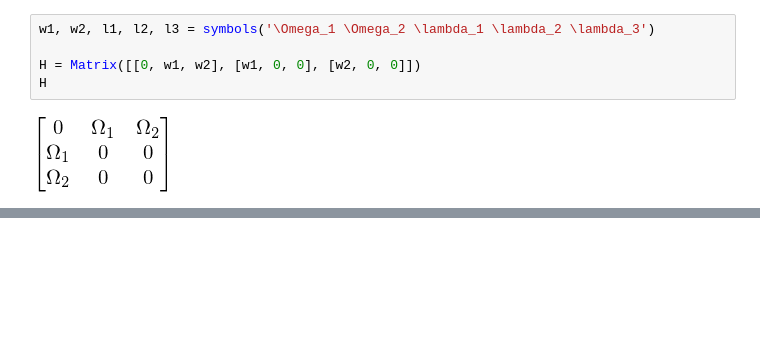
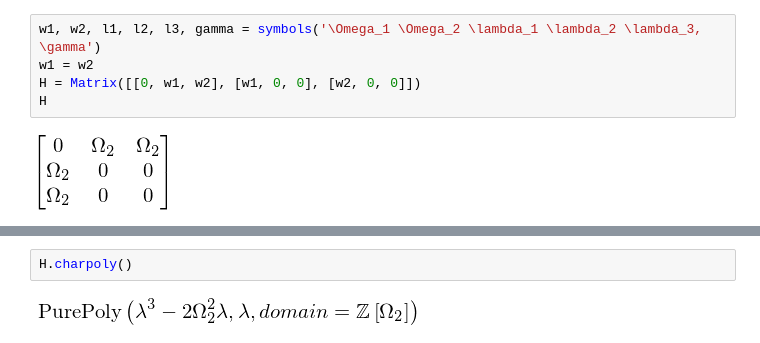
Before and after one commit to ClarkGuilty/2019, a Jupyter notebook: Codigo/Tarea1MCA.ipynb, the cells around one changed output, grey strips where cells are left out. Cells and saved outputs as stored; diff of their text form; blank space fills up the shorter version.

```diff
--- a/Codigo/Tarea1MCA.ipynb
+++ b/Codigo/Tarea1MCA.ipynb
@@ -4,7 +5,7 @@ import numpy as np
 init_printing(use_latex=True)
 # %%
-w1, w2, l1, l2, l3 = symbols('\Omega_1 \Omega_2 \lambda_1 \lambda_2 \lambda_3')
-
+w1, w2, l1, l2, l3, gamma = symbols('\Omega_1 \Omega_2 \lambda_1 \lambda_2 \lambda_3, \gamma')
+w1 = w2
 H = Matrix([[0, w1, w2], [w1, 0, 0], [w2, 0, 0]])
 H
 # %% [output]
@@ -19,0 +13,4 @@ AttributeError: 'list' object has no attribute 'T'
+# %%
+H.charpoly()
+# %% [output]
+[figure, added]
```
Also changed, not shown: parts of 15 cells of this notebook, 3 other files.
